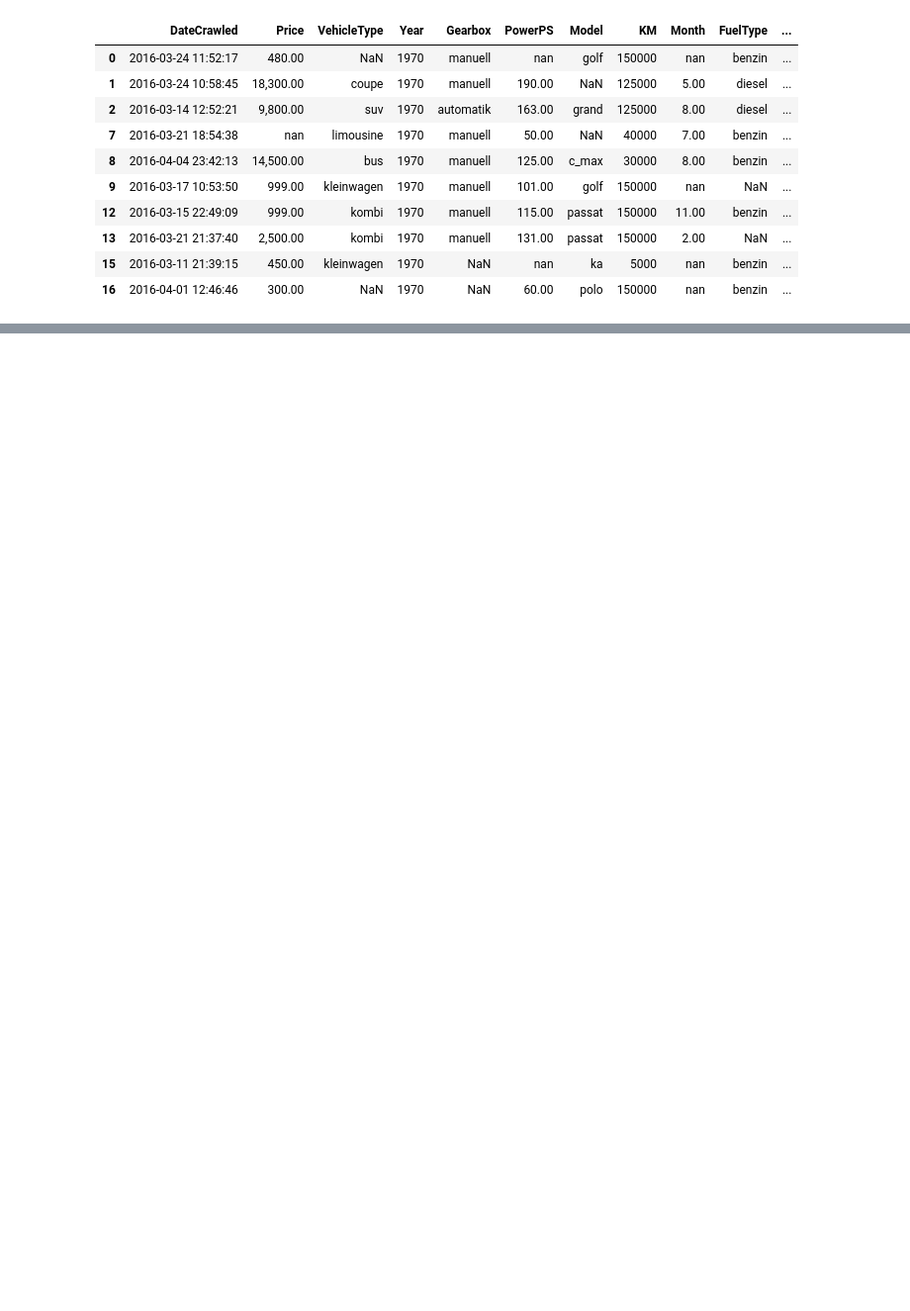
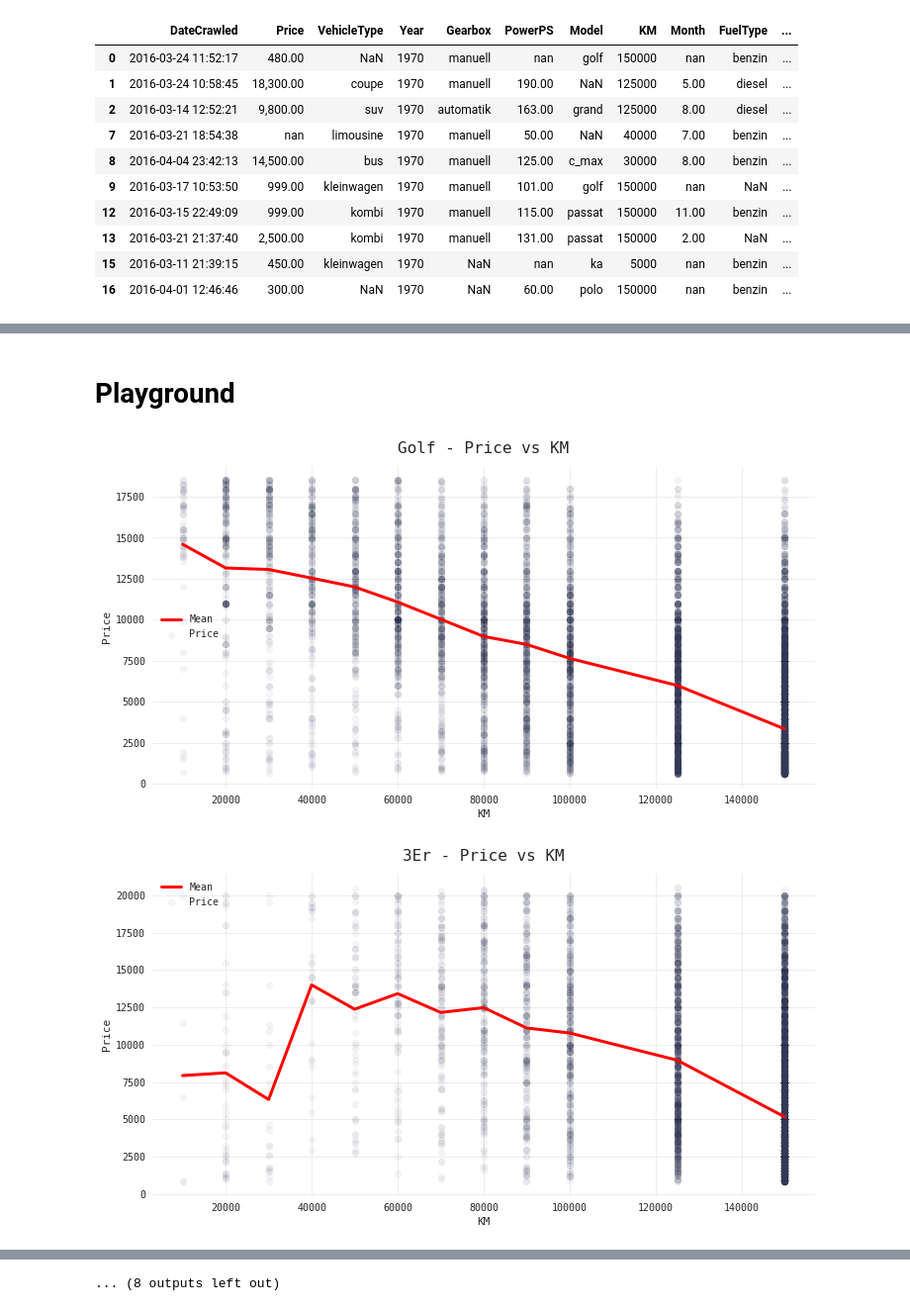
Before and after one commit to qu4ku/datasets-analysis, a Jupyter notebook: 005-used-cars-database.ipynb, the cells around one changed output, grey strips where cells are left out. Shown at 99% size. Drawn from its saved outputs; the diff is of its cells as text; code cells hidden in the pictures; blank space fills up the shorter version.

```diff
--- a/005-used-cars-database.ipynb
+++ b/005-used-cars-database.ipynb
@@ -457,4 +457 @@ LastSeen                 0
 dtype: int64
-# %%
-model = 'golf'
-df.dropna()[df.Model == model]['PowerPS'].mean()
@@ -530,0 +490,20 @@ df[df.PowerPS.isnull()]
+# %%
+# builds dict of model types
+model_type_dict = {}
+
+for model in df.Model.unique():
+    try:
+        model_type_dict[model] = df[df.Model == model].VehicleType.mode().values[0]
+    except:
+        model_type_dict[model] = np.nan
+# %%
+def clean_type(row):
+    if pd.isnull(row.VehicleType):
+        try:
+            return model_type_dict[row.Model]
+        except:
+            return np.nan
+    else:
+        return row.VehicleType
+
+df.VehicleType = df.apply(clean_type, axis=1)
@@ -530,0 +529,21 @@ df[df.PowerPS.isnull()]
+# %% [markdown]
+# Playground
+# %%
+for model in top_20_models:
+
+    temp_df = df[(df.Model == model) & (df.KM > 5000) & (df.Damage == 'nein')]
+    # Takes care of price outliers
+    p_min = temp_df.Price.quantile(.05)
+    p_max = temp_df.Price.quantile(.95)
+    temp_df = temp_df[temp_df.Price.between(p_min, p_max)]
+
+    plt.scatter(temp_df.KM, temp_df.Price, color=MC, alpha=.05)
+    plt.xlabel('KM')
+    plt.ylabel('Price')
+    plt.title('{} - Price vs KM'.format(model.title()), y=1.02);
+    temp_df.groupby('KM')['Price'].mean().plot(color='red', linewidth=3, label='Mean')
+    plt.legend()
+    plt.show()
+# %% [output]
+[figure, added]
+[figure, added]
@@ -530,0 +560 @@ df[df.PowerPS.isnull()]
+... (8 outputs left out)
```
Also changed, not shown: parts of 17 cells of this notebook.
